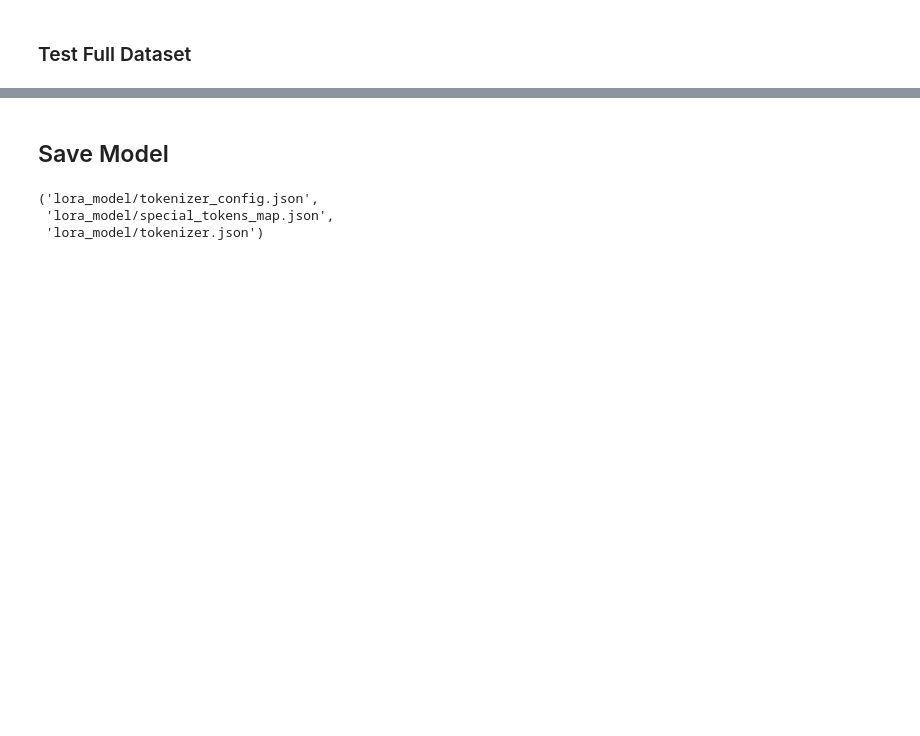
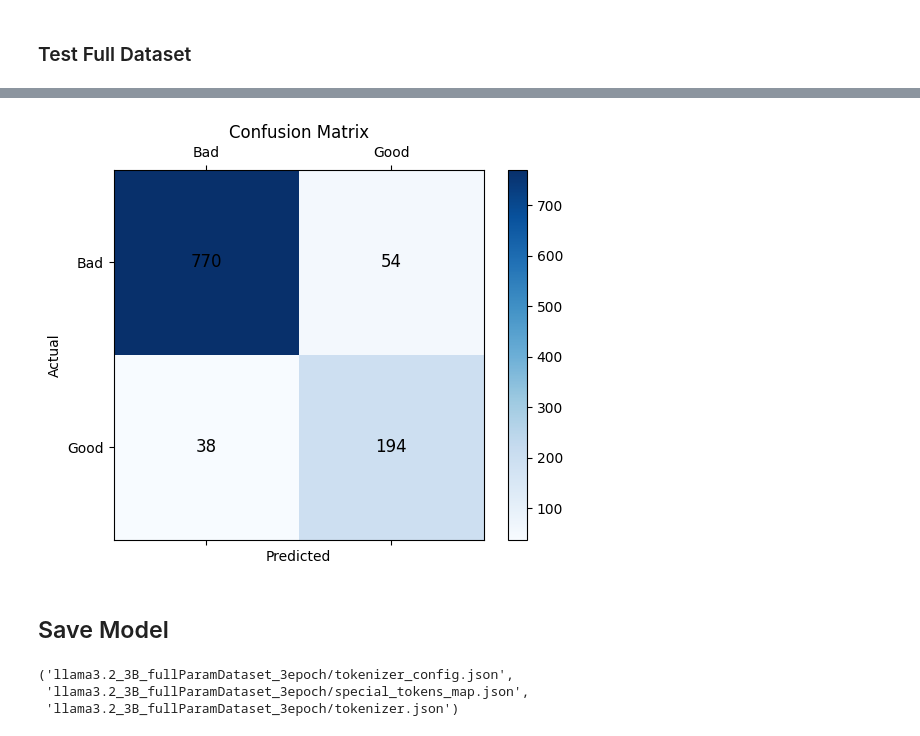
Before and after one commit to Harish25/StudyScreeningLanguageModel, a Jupyter notebook: UnslothLlama_3.2_3B_FineTune.ipynb, the cells around one changed output, grey strips where cells are left out. Drawn from its saved outputs; the diff is of its cells as text; code cells hidden in the pictures; blank space fills up the shorter version.

Commit message:
Finalized model fine tuning

```diff
--- a/UnslothLlama_3.2_3B_FineTune.ipynb
+++ b/UnslothLlama_3.2_3B_FineTune.ipynb
@@ -311,7 +345,8 @@ Peak reserved memory for training % of max memory = 7.022 %.
 ### Manual Test
 # %%
 print("Size of test dataset: ", len(test_dataset_split))
-i = 21
+# i = 20 #bad sample
+i = 474 #good sample
 #print(test_dataset_split[i]["conversations"])
 conversation = test_dataset_split[i]["conversations"]
 
@@ -423,11 +503,38 @@ Number of wrong answers:  90
+# %%
+import matplotlib.pyplot as plt
+import numpy as np
+
+#Construct the confusion matrix
+confusion_matrix = np.array([[tn, fp],
+                             [fn, tp]])
+
+#Plotting
+fig, ax = plt.subplots()
+cax = ax.matshow(confusion_matrix, cmap='Blues')
+plt.colorbar(cax)
+
+#Add labels
+ax.set_xticklabels([''] + ['Bad', 'Good'])
+ax.set_yticklabels([''] + ['Bad', 'Good'])
+ax.set_xlabel('Predicted')
+ax.set_ylabel('Actual')
+
+#Annotate each cell with its value
+for (i, j), val in np.ndenumerate(confusion_matrix):
+    ax.text(j, i, f'{val}', ha='center', va='center', color='black', fontsize=12)
+
+plt.title("Confusion Matrix")
+plt.show()
+# %% [output]
+[figure, added]
 # %% [markdown]
 ## Save Model
 # %%
-model.save_pretrained("lora_model") # Local saving
-tokenizer.save_pretrained("lora_model")
+model.save_pretrained("llama3.2_3B_fullParamDataset_3epoch") # Local saving
+tokenizer.save_pretrained("llama3.2_3B_fullParamDataset_3epoch")
 # model.push_to_hub("your_name/lora_model", token = "...") # Online saving
 # tokenizer.push_to_hub("your_name/lora_model", token = "...") # Online saving
 # %% [output]
-('lora_model/tokenizer_config.json',
- 'lora_model/special_tokens_map.json',
- 'lora_model/tokenizer.json')
+('llama3.2_3B_fullParamDataset_3epoch/tokenizer_config.json',
+ 'llama3.2_3B_fullParamDataset_3epoch/special_tokens_map.json',
+ 'llama3.2_3B_fullParamDataset_3epoch/tokenizer.json')
```
Also changed, not shown: parts of 18 cells of this notebook, 1 other file.
